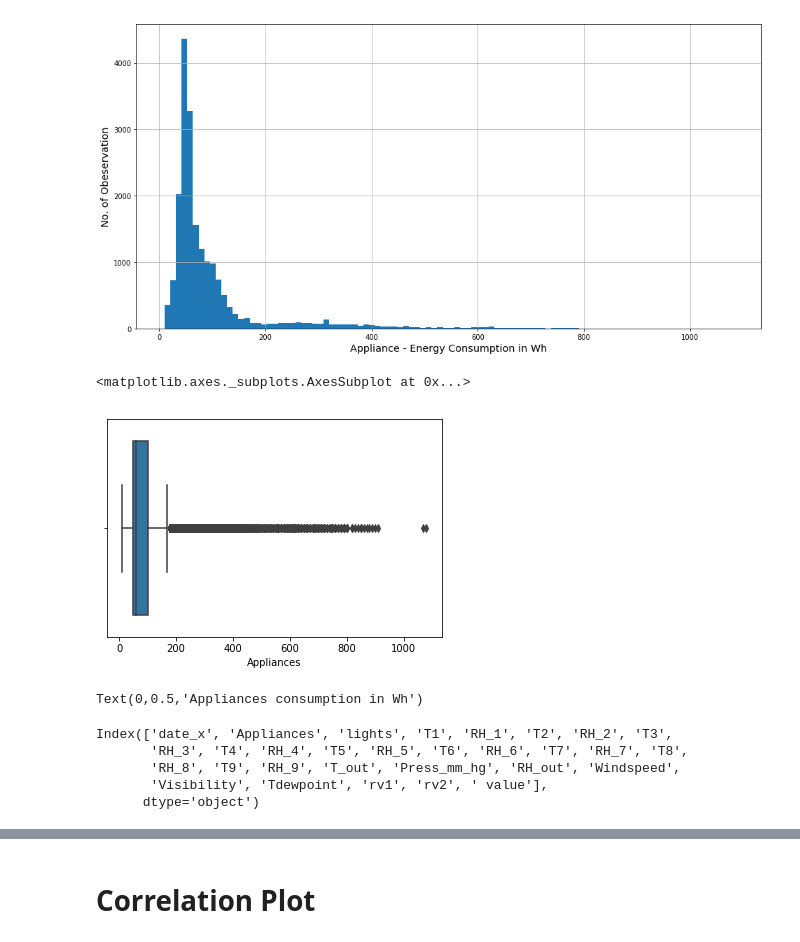
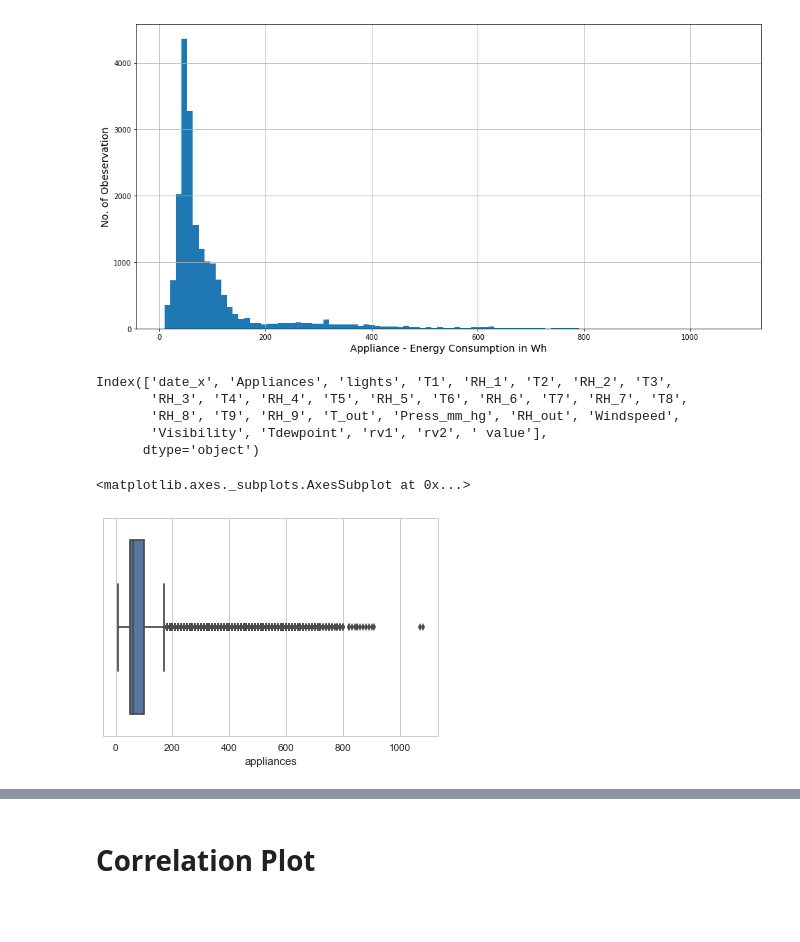
Before and after one commit to arijitsinha80/Springboard, a Jupyter notebook: Project/Capstoneproject_Phase2.ipynb, the cells around one changed output, grey strips where cells are left out. Cells and saved outputs as stored; diff of their text form; code cells hidden in the pictures; blank space fills up the shorter version.

```diff
--- a/Project/Capstoneproject_Phase2.ipynb
+++ b/Project/Capstoneproject_Phase2.ipynb
@@ -225,4 +49,0 @@ Name: dateupdate, dtype: datetime64[ns]
-# %%
-dfmerge=pd.merge(left = df, right = dfoil, how='left', left_on='dateupdate', right_on='date')
-# %%
-dfmerge.drop(['date_y', 'dateupdate'], axis=1, inplace=True)
@@ -257,3 +49,0 @@ None
-# %%
-# Use forward fill to update the null values
-dfmerge[' value'].fillna(method='ffill', inplace=True)
@@ -348,21 +89,6 @@ dfmerge["Appliances"].hist(figsize=(16, 8), bins=100)
 # %% [output]
 <matplotlib.axes._subplots.AxesSubplot at 0x...>
 [figure]
-# %%
-sns.boxplot(dfmerge['Appliances'])
-# %% [output]
-<matplotlib.axes._subplots.AxesSubplot at 0x...>
-[figure, removed]
-# %%
-dfmerget = dfmerge
-dfmerget = dfmerget.set_index('date_x')
-plt.figure(figsize=(16,6))
-plt.plot(dfmerget.Appliances)
-plt.xticks( rotation='45')
-plt.xlabel('Date')
-plt.ylabel('Appliances consumption in Wh')
-# %% [output]
-Text(0,0.5,'Appliances consumption in Wh')
 # %%
 dfmerge.columns
 # %% [output]
@@ -371,6 +97,12 @@ Index(['date_x', 'Appliances', 'lights', 'T1', 'RH_1', 'T2', 'RH_2', 'T3',
        'RH_8', 'T9', 'RH_9', 'T_out', 'Press_mm_hg', 'RH_out', 'Windspeed',
        'Visibility', 'Tdewpoint', 'rv1', 'rv2', ' value'],
       dtype='object')
+# %%
+sns.set(style="whitegrid")
+sns.boxplot(dfmerge['appliances'])
+# %% [output]
+<matplotlib.axes._subplots.AxesSubplot at 0x...>
+[figure, added]
 # %%
 print("Percentage of dataset in range of 0-200 Wh is","{:.3f}%".format(
     (dfmerge[dfmerge.Appliances <= 200]["Appliances"].count()*100.0) / dfmerge.shape[0]))
```
Also changed, not shown: parts of 48 cells of this notebook, 1 other file.
